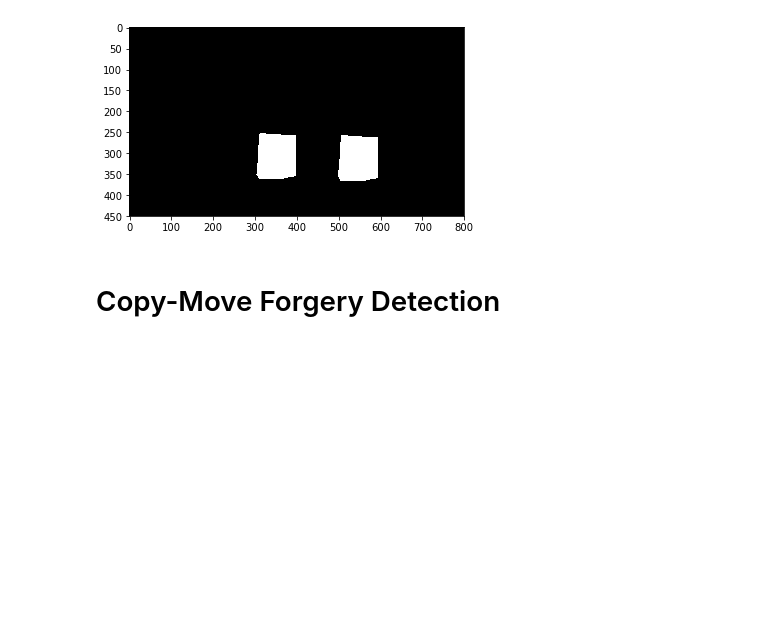
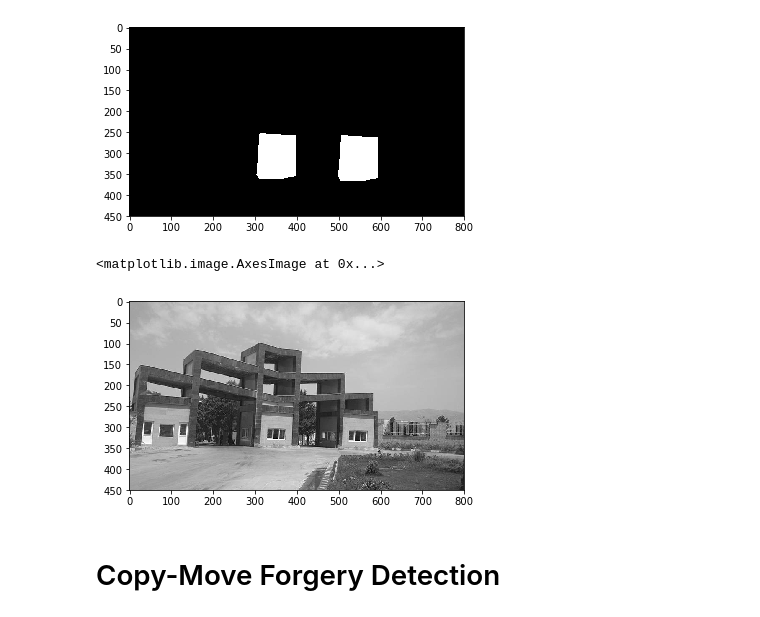
Before and after one commit to Af4rinz/CV-Codelets, a Jupyter notebook: 6-Wavelet.ipynb, the cells around one changed output. Cells and saved outputs as stored; diff of their text form; code cells hidden in the pictures; blank space fills up the shorter version.

```diff
--- a/6-Wavelet.ipynb
+++ b/6-Wavelet.ipynb
@@ -48,6 +48,10 @@ def rgb2grey(img):
   return np.dot(img[...,:3], [0.2989, 0.5870, 0.1140])
 # %%
 fimg_grey = rgb2grey(fimg)
+plt.imshow(fimg_grey)
+# %% [output]
+<matplotlib.image.AxesImage at 0x...>
+[figure, added]
 # %% [markdown]
 # Copy-Move Forgery Detection
 # %% [markdown]
```
Also changed, not shown: parts of 6 cells of this notebook.
